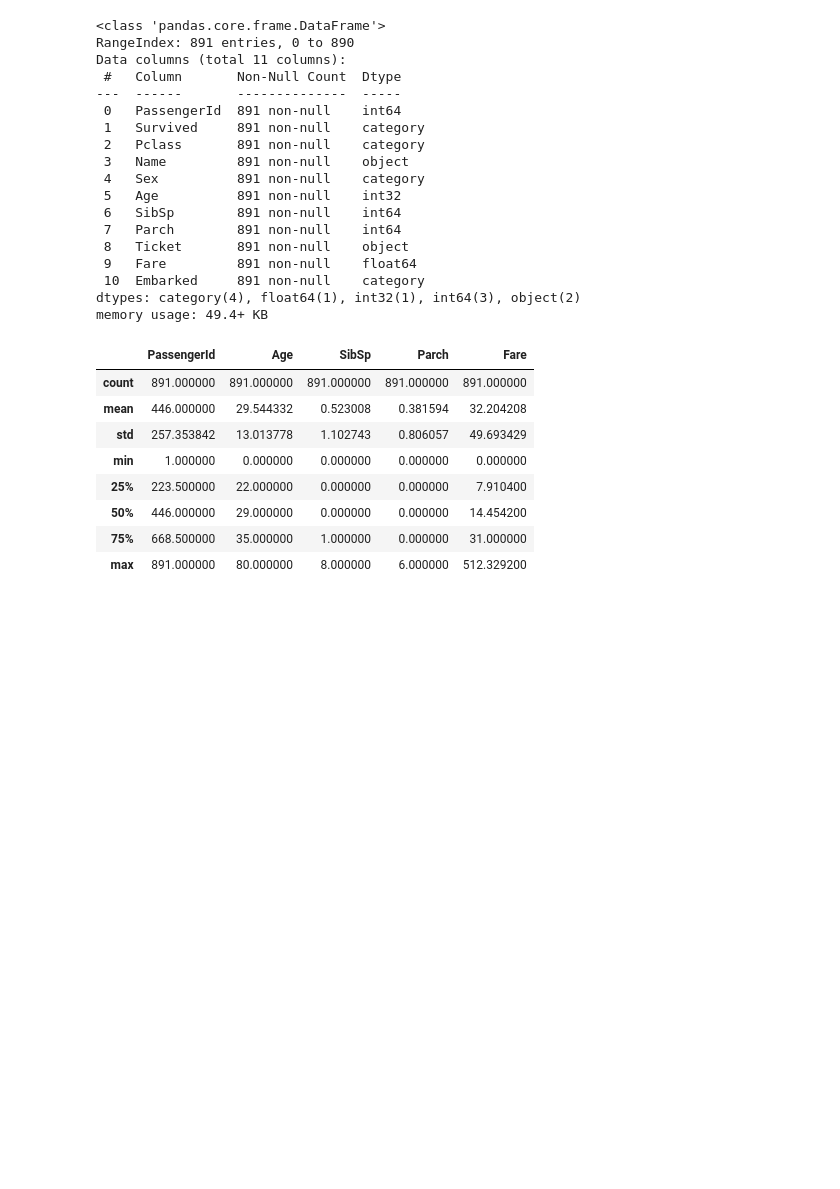
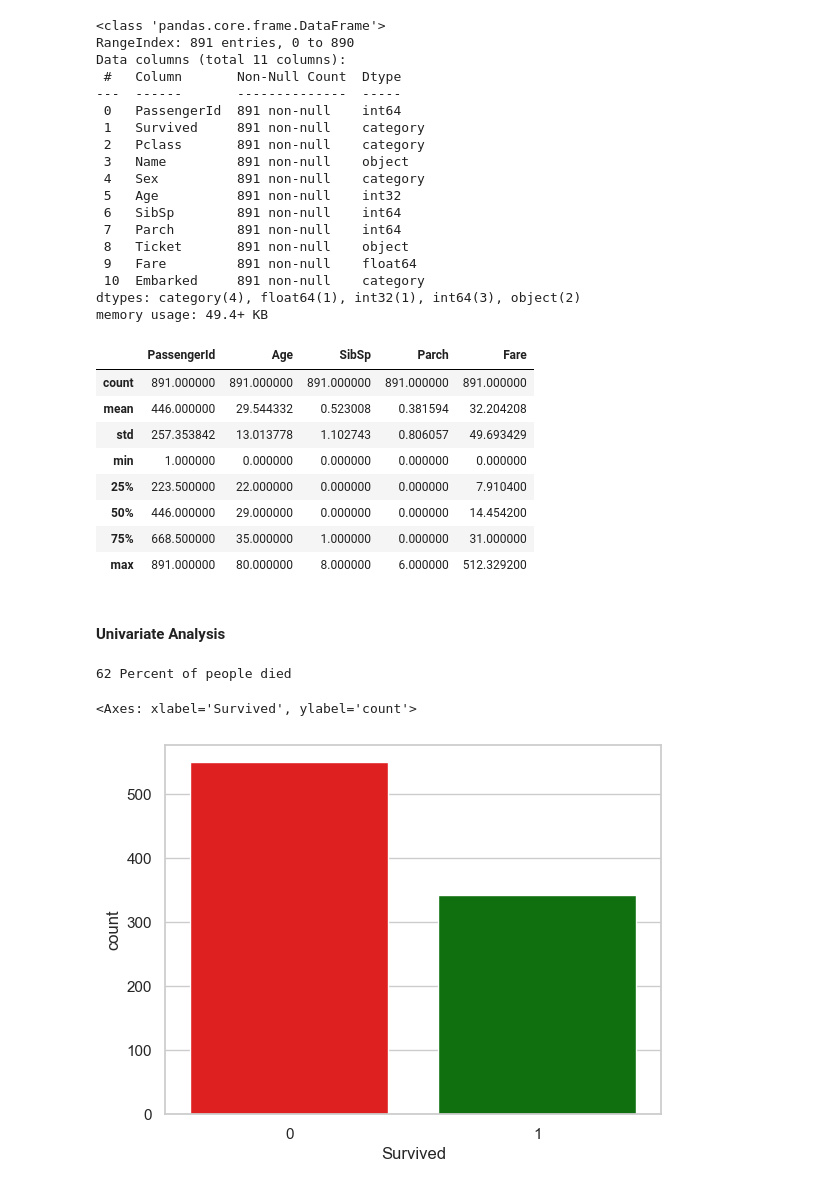
Before and after one commit to humancoder1/EDA_Titanic_DataSet, a Jupyter notebook: test.ipynb, the cells around one changed output. Drawn from its saved outputs; the diff is of its cells as text; code cells hidden in the pictures; blank space fills up the shorter version.

Commit message:
Started the univariate analysis and plotted Survived people

```diff
--- a/test.ipynb
+++ b/test.ipynb
@@ -270,3 +270,17 @@ new_data.describe()
 | 50% | 446.000000 | 29.000000 | 0.000000 | 0.000000 | 14.454200 |
 | 75% | 668.500000 | 35.000000 | 1.000000 | 0.000000 | 31.000000 |
 | max | 891.000000 | 80.000000 | 8.000000 | 6.000000 | 512.329200 |
+# %% [markdown]
+#### Univariate Analysis
+# %%
+pallete1 = ["red" , "green"]
+# print(new_data["Survived"].value_counts())
+death_pass = new_data["Survived"].value_counts().values[0]
+
+print(round((death_pass/891)*100),"Percent of people died")
+
+sns.countplot(x = "Survived", data = new_data , hue="Survived" , palette=  pallete1 ,legend = False)
+# %% [output]
+62 Percent of people died
+<Axes: xlabel='Survived', ylabel='count'>
+[figure, added]
```
